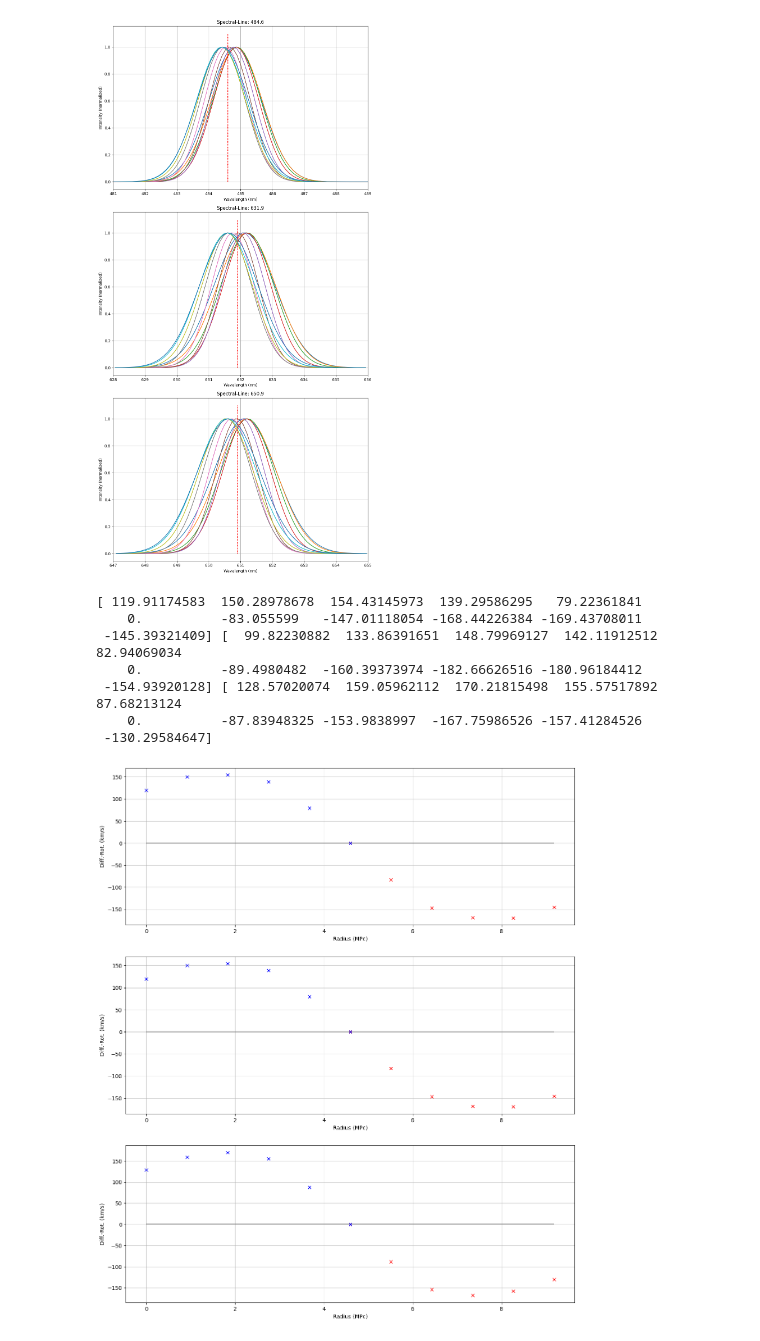
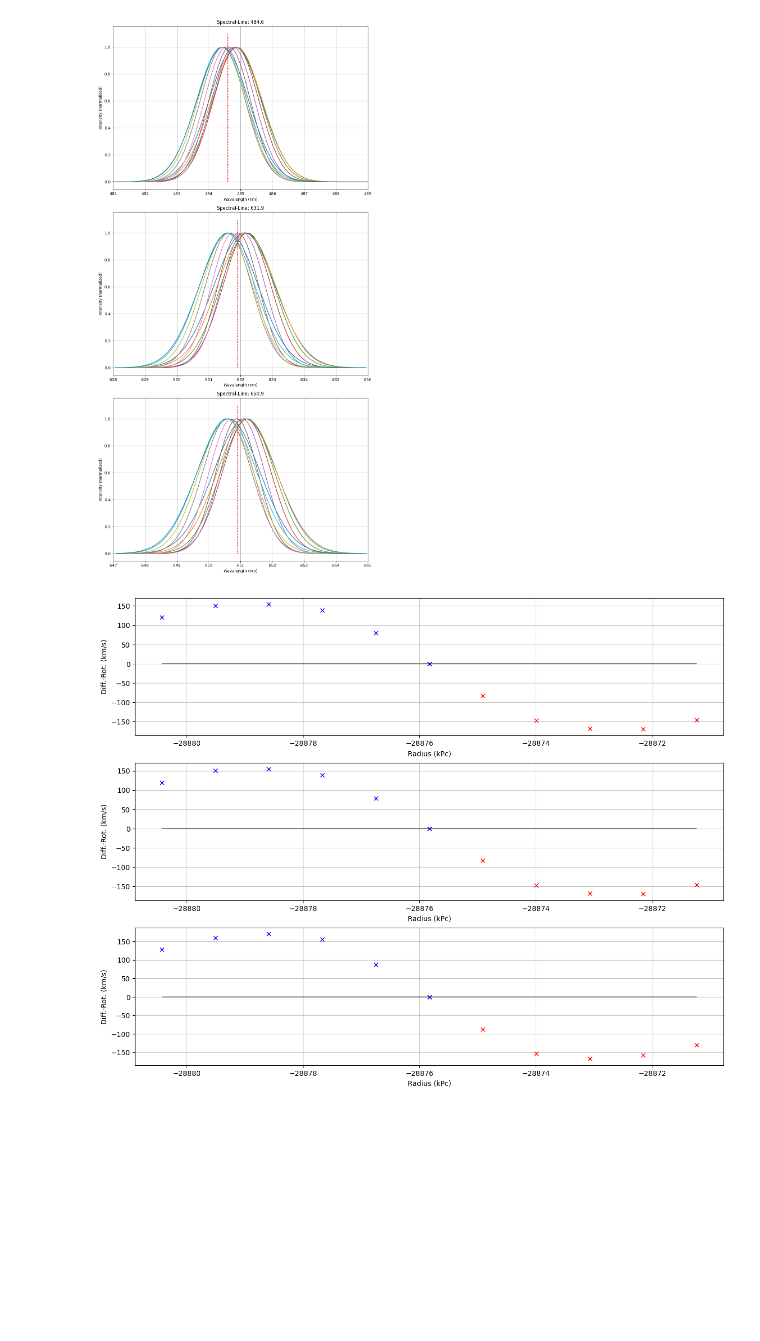
Before and after one commit to B0whunt3r21/AstroPrak, a Jupyter notebook: Galax_Spect/Galax_Spect.ipynb, the cells around one changed output. Drawn from its saved outputs; the diff is of its cells as text; code cells hidden in the pictures; blank space fills up the shorter version.

Commit message:
Image-Folders

```diff
--- a/Galax_Spect/Galax_Spect.ipynb
+++ b/Galax_Spect/Galax_Spect.ipynb
@@ -11,6 +11,8 @@ u.imperial.enable()
 from scipy.optimize import curve_fit
 
 galaxSpect = 'Galax_Spect.fits'
+OUT = 'img/'
+
 hdu = pyfits.open(galaxSpect)
 IMG = hdu[1].data
 LSS = hdu[2].data
@@ -21,6 +23,7 @@ fig, axes = plt.subplots(1, 2, figsize=(10, 10))
 axes[0].imshow(IMG)
 axes[1].imshow(LSS)
 
+plt.savefig(OUT+'dataRaw.svg')
 plt.show()
 # %% [output]
 [figure]
@@ -596,7 +618,7 @@ plt.show()
 sliceSize = 15
 
 
-fig, ax = plt.subplots(3, 1, figsize=(15, 18))
+fig, ax = plt.subplots(3, 1, figsize=(15, 12))
 
 res = len(y_ARCSEC_LSS)//sliceSize
 
@@ -620,7 +642,7 @@ def plotVel(ax, radius, vel):
 
     ax.plot(x, r, c='r', marker='x', linestyle='')
     ax.plot(x, b, c='b', marker='x', linestyle='')
-    ax.set_xlabel('Radius (MPc)')
+    ax.set_xlabel('Radius (kPc)')
     ax.set_ylabel('Diff.-Rot. (km/s)')
     ax.grid(alpha=0.7, linestyle='-')
 
@@ -633,39 +655,35 @@ def calcDiffArr(diffArr, mu, ref):
 def calcVel(delLamda, lamdaRef):
     return np.divide(delLamda, lamdaRef) * c.value
 
 
 def radVelInclined(velObs, a, b):
     alpha = np.arcsin(b / a)
     return velObs / np.cos(alpha)
 
 
 stepArcSec = headerLSS['CDELT2'] * u.arcsec
 def calcRadiusAxis():
-    calcDiffArr(diffPos, posSlit, diffPos[0])
+    calcDiffArr(diffPos, posSlit, diffPos[5])
     axRAD = np.multiply(diffPos, stepArcSec).to(u.rad)
     kPc = np.multiply(d.value * 1000, np.tan(axRAD.value))
     return kPc
 
 
 xAxkPc = calcRadiusAxis()
 
 calcDiffArr(diffMu, mu1, ref1)
 vel1 = radVelInclined(calcVel(diffMu, ref1), major_axis_kpc, minor_axis_kpc)
 plotVel(ax[0], xAxkPc, vel1)
 
 calcDiffArr(diffMu, mu2, ref2)
 vel2 = radVelInclined(calcVel(diffMu, ref2), major_axis_kpc, minor_axis_kpc)
 plotVel(ax[1], xAxkPc, vel1)
 
 calcDiffArr(diffMu, mu3, ref3)
 vel3 = radVelInclined(calcVel(diffMu, ref3), major_axis_kpc, minor_axis_kpc)
 plotVel(ax[2], xAxkPc, vel3)
+
+plt.savefig(OUT+'Rot_Curves.svg')
+plt.show()
 # %% [output]
-[ 119.91174583  150.28978678  154.43145973  139.29586295   79.22361841
-    0.          -83.055599   -147.01118054 -168.44226384 -169.43708011
- -145.39321409] [  99.82230882  133.86391651  148.79969127  142.11912512   82.94069034
-    0.          -89.4980482  -160.39373974 -182.66626516 -180.96184412
- -154.93920128] [ 128.57020074  159.05962112  170.21815498  155.57517892   87.68213124
-    0.          -87.83948325 -153.9838997  -167.75986526 -157.41284526
- -130.29584647]
-[figure, old version]
+[figure, new version]
```
Also changed, not shown: parts of 8 cells of this notebook, 28 other files.
